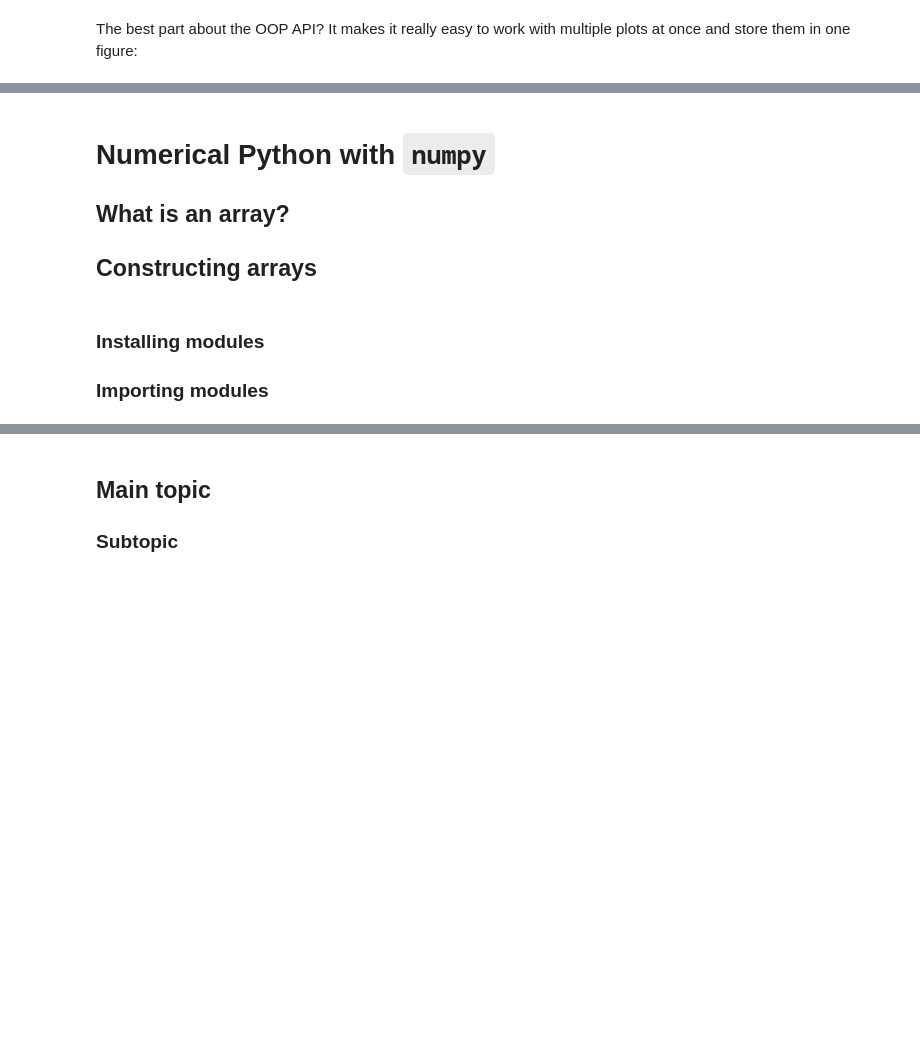
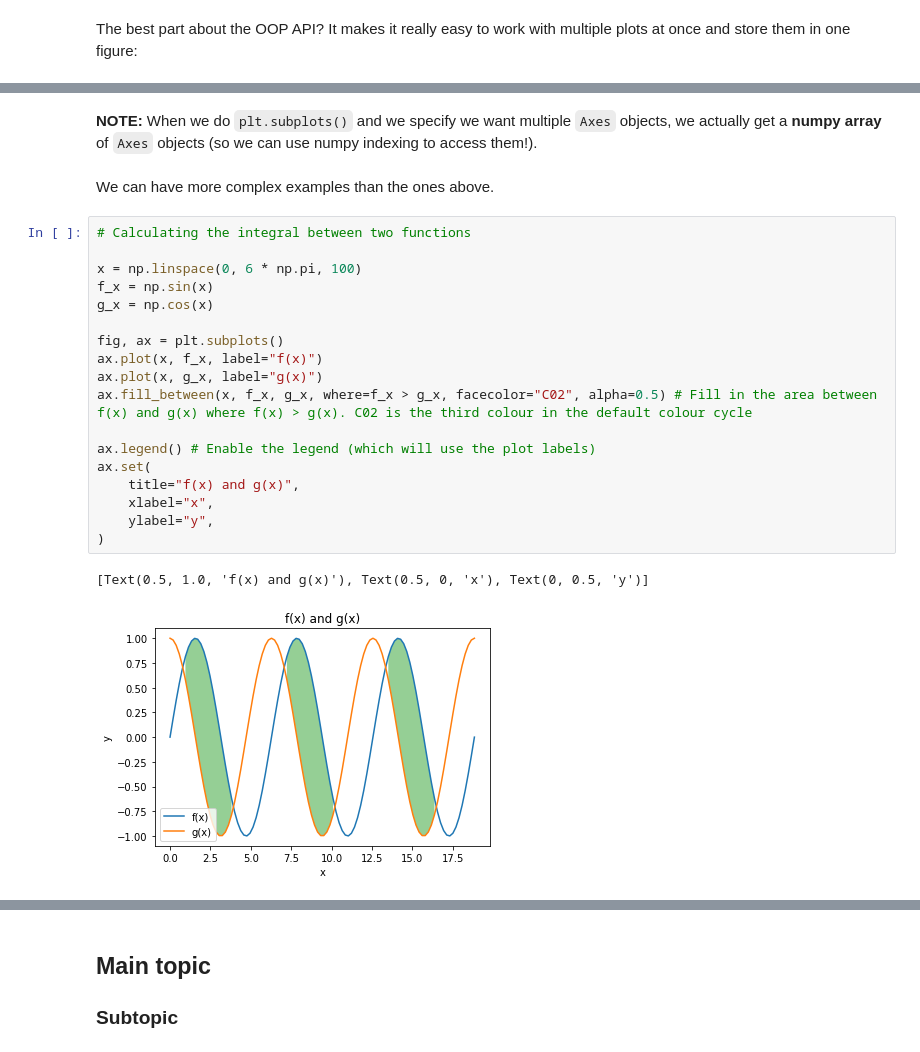
Before and after one commit to UWA-Maths-Union/mu-workshops, a Jupyter notebook: 2022/python/workshop2/workshop2-scientific-python.ipynb, the cells around one changed output, grey strips where cells are left out. Cells and saved outputs as stored; diff of their text form; blank space fills up the shorter version.

```diff
--- a/2022/python/workshop2/workshop2-scientific-python.ipynb
+++ b/2022/python/workshop2/workshop2-scientific-python.ipynb
@@ -507,10 +652,25 @@ All the settings that we `ax.set_` on the `Axes` object can be done at once.
-# %% [markdown]
-# Numerical Python with `numpy`
-## What is an array?
-
-## Constructing arrays
-# %% [markdown]
-### Installing modules
-
-
-### Importing modules
+# %% [markdown]
+**NOTE:** When we do `plt.subplots()` and we specify we want multiple `Axes` objects, we actually get a **numpy array** of `Axes` objects (so we can use numpy indexing to access them!).
+# %% [markdown]
+We can have more complex examples than the ones above.
+# %%
+# Calculating the integral between two functions
+
+x = np.linspace(0, 6 * np.pi, 100)
+f_x = np.sin(x)
+g_x = np.cos(x)
+
+fig, ax = plt.subplots()
+ax.plot(x, f_x, label="f(x)")
+ax.plot(x, g_x, label="g(x)")
+ax.fill_between(x, f_x, g_x, where=f_x > g_x, facecolor="C02", alpha=0.5) # Fill in the area between f(x) and g(x) where f(x) > g(x). C02 is the third colour in the default colour cycle
+
+ax.legend() # Enable the legend (which will use the plot labels)
+ax.set(
+    title="f(x) and g(x)",
+    xlabel="x",
+    ylabel="y",
+)
+# %% [output]
+[Text(0.5, 1.0, 'f(x) and g(x)'), Text(0.5, 0, 'x'), Text(0, 0.5, 'y')]
+[figure, added]
```
Also changed, not shown: parts of 40 cells of this notebook, 4 other files.
